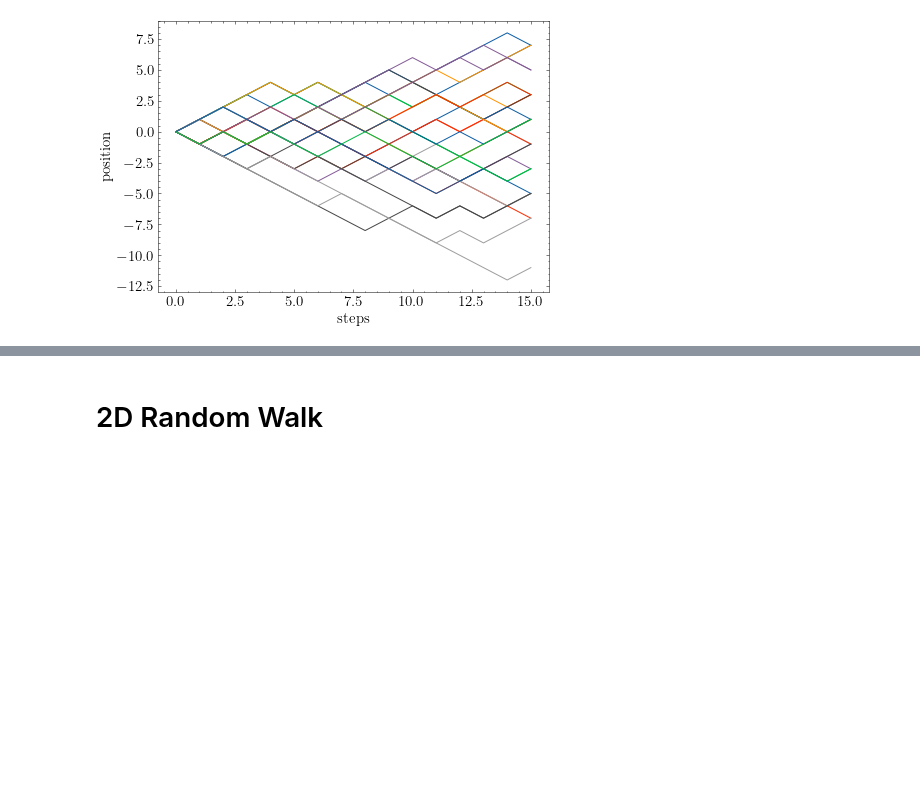
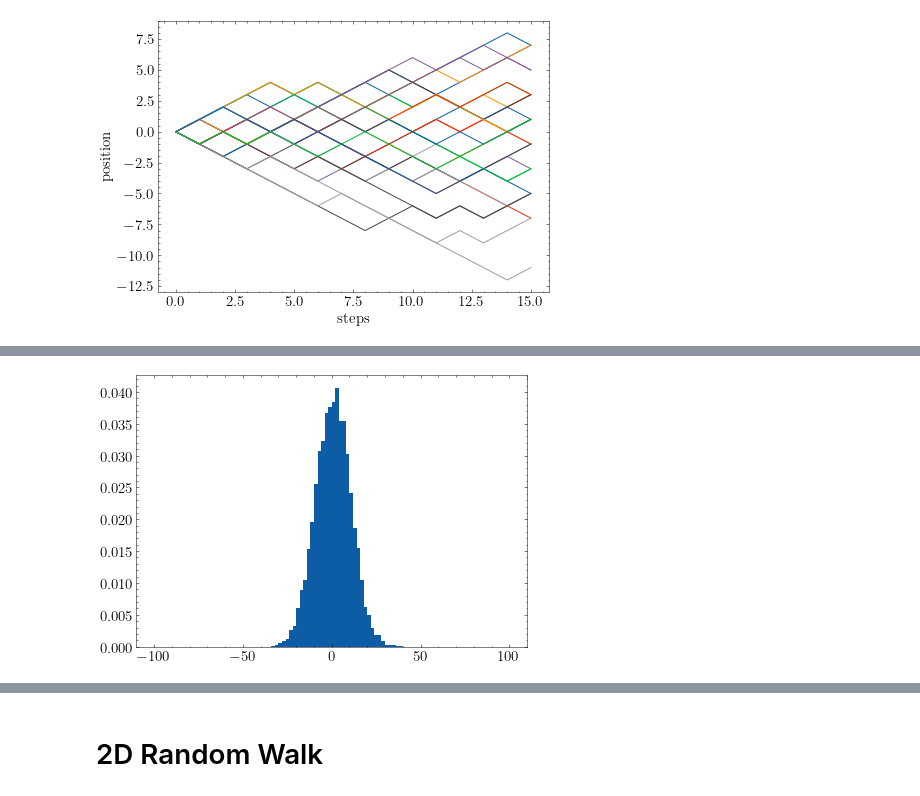
Before and after one commit to franklinzppa/fisica-computacional, a Jupyter notebook: week5.ipynb, the cells around one changed output, grey strips where cells are left out. Cells and saved outputs as stored; diff of their text form; code cells hidden in the pictures; blank space fills up the shorter version.

```diff
--- a/week5.ipynb
+++ b/week5.ipynb
@@ -108,0 +109,9 @@ Variance: 19.90053056 (expecting 20.0)
+# %%
+# Plotting a gaussian distribution
+
+C = 1
+#plt.plot(x, np.sqrt(C/2*np.pi*variance)*np.exp(-((x - x_mean)**2)/(2*variance)), marker='o', ls='')
+plt.hist(x, bins=m_values, density=True)
+plt.show()
+# %% [output]
+[figure, added]
```
Also changed, not shown: parts of 20 cells of this notebook.
